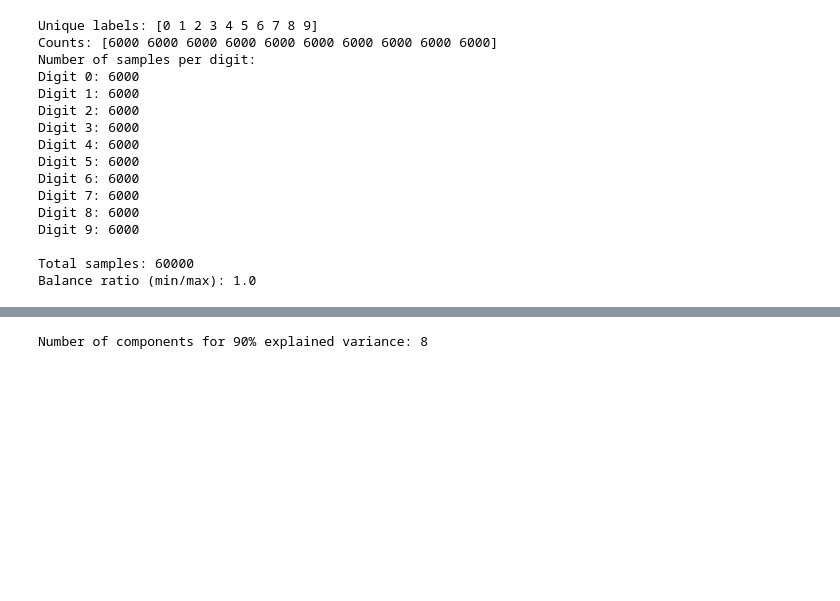
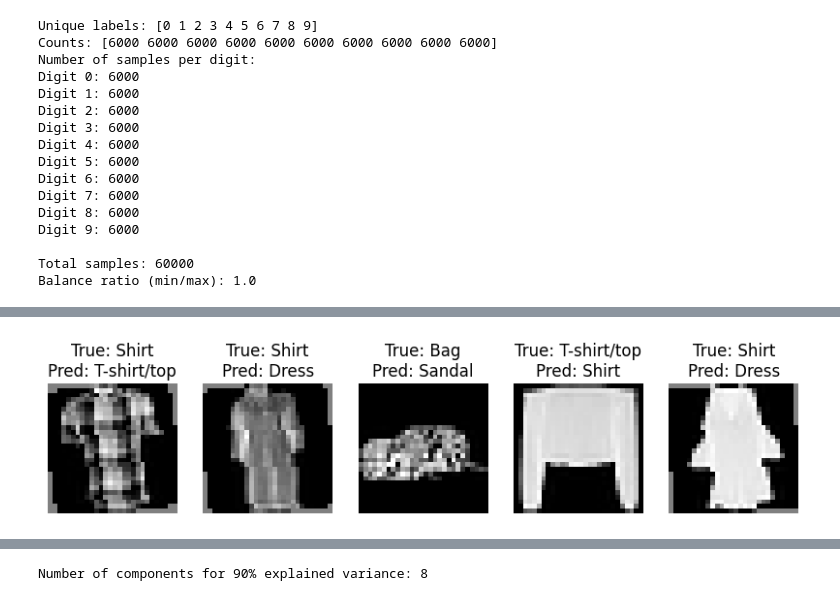
Before and after one commit to JD-Radadiya/ECEN_758_Project_Group_17, a Jupyter notebook: ECEN_758_Project.ipynb, the cells around one changed output, grey strips where cells are left out. Drawn from its saved outputs; the diff is of its cells as text; code cells hidden in the pictures; blank space fills up the shorter version.

```diff
--- a/ECEN_758_Project.ipynb
+++ b/ECEN_758_Project.ipynb
@@ -283,6 +284,52 @@ except:
     model_path = "best_model_state.pth"
     torch.save(best_model.state_dict(), model_path)
     print(f"Model state dict saved to {model_path}")
+# %%
+# Function to identify misclassified images during validation/testing
+def find_misclassified_images(model, dataloader):
+    model.eval()  # Set model to evaluation mode
+    misclassified_images = []
+    true_labels = []
+    predicted_labels = []
+
+    # Iterate over the dataloader
+    with torch.no_grad():
+        for images, labels in dataloader:
+            _, outputs = model(images)
+            _, predicted = torch.max(outputs, 1)
+
+            # Find misclassified images
+            misclassified_mask = predicted != labels
+            misclassified_images.extend(images[misclassified_mask])
+            true_labels.extend(labels[misclassified_mask])
+            predicted_labels.extend(predicted[misclassified_mask])
+
+    return misclassified_images, true_labels, predicted_labels
+
+# Function to visualize some of the misclassified images
+def visualize_misclassified_images(misclassified_images, true_labels, predicted_labels, class_names, num_images=5):
+    plt.figure(figsize=(10, 10))
+    for i in range(min(num_images, len(misclassified_images))):
+        image = misclassified_images[i].cpu().numpy().squeeze()
+        true_label = class_names[true_labels[i].cpu().item()]
+        predicted_label = class_names[predicted_labels[i].cpu().item()]
+
+        plt.subplot(1, num_images, i + 1)
+        plt.imshow(image, cmap='gray')
+        plt.title(f'True: {true_label}\nPred: {predicted_label}')
+        plt.axis('off')
+    plt.show()
+
+# Find misclassified images in the validation set
+misclassified_images, true_labels, predicted_labels = find_misclassified_images(best_model, valloader)
+
+# Define class names for FashionMNIST
+class_names = ['T-shirt/top', 'Trouser', 'Pullover', 'Dress', 'Coat', 'Sandal', 'Shirt', 'Sneaker', 'Bag', 'Ankle boot']
+
+# Visualize some of the misclassified images
+visualize_misclassified_images(misclassified_images, true_labels, predicted_labels, class_names, num_images=5)
+# %% [output]
+[figure, added]
 # %%
 # Evaluate on the testing set
 best_model.eval()
```
Also changed, not shown: parts of 7 cells of this notebook.
